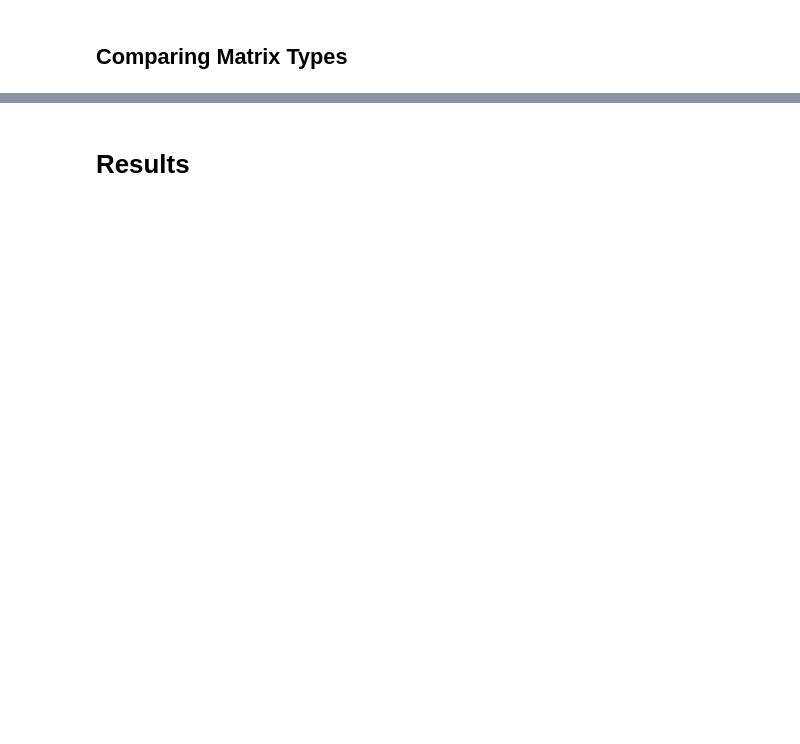
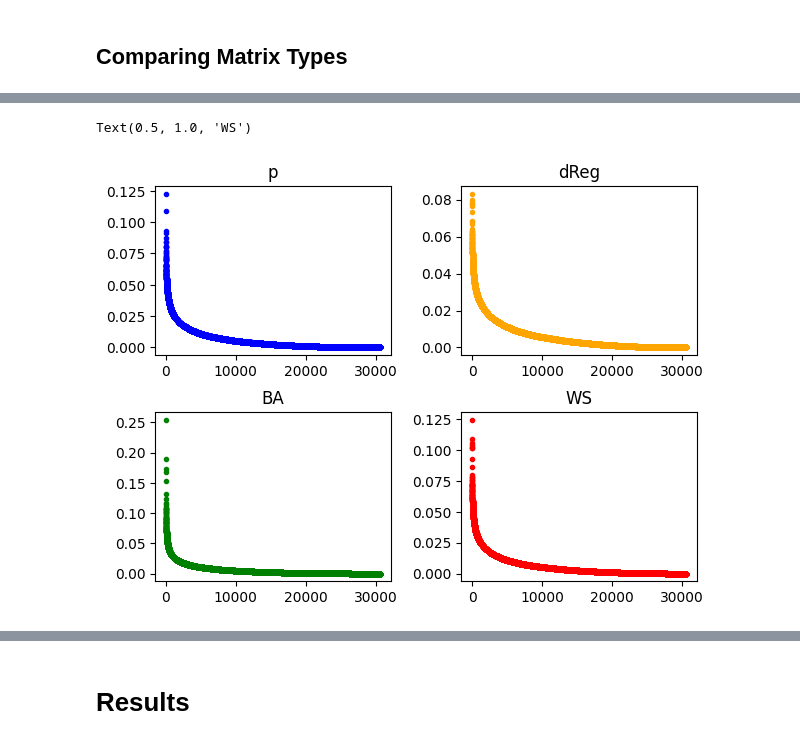
Before and after one commit to Joost-L/Uncertainty_Principle_on_Graphs, a Jupyter notebook: Delocalisation-numerical-experiments.ipynb, the cells around one changed output, grey strips where cells are left out. Cells and saved outputs as stored; diff of their text form; code cells hidden in the pictures; blank space fills up the shorter version.

```diff
--- a/Delocalisation-numerical-experiments.ipynb
+++ b/Delocalisation-numerical-experiments.ipynb
@@ -406,2 +523,27 @@ print("normal linear:\nvalue:", sol, "\ny:", y)
 # %%
 # Compare the distribution of coordinates in \Phi
+
+index = 6
+n = matrixSizes[index]
+
+pEig =  pMatrices[index].reshape(n*n)
+dEig =  dRegularMatrices[index].reshape(n*n)
+BAEig = BAMatrices[index].reshape(n*n)
+WSEig = WSMatrices[index].reshape(n*n)
+
+fig, axs = plt.subplots(2, 2)
+fig.tight_layout(pad=2.0)
+axs[0, 0].plot(np.sort(pEig)[::-1], marker='.', color='blue', ls='')
+axs[0, 0].set_title('p')
+
+axs[0, 1].plot(np.sort(dEig)[::-1], marker='.', color='orange', ls='')
+axs[0, 1].set_title('dReg')
+
+axs[1, 0].plot(np.sort(BAEig)[::-1], marker='.', color='green', ls='')
+axs[1, 0].set_title('BA')
+
+axs[1, 1].plot(np.sort(WSEig)[::-1], marker='.', color='red', ls='')
+axs[1, 1].set_title('WS')
+# %% [output]
+Text(0.5, 1.0, 'WS')
+[figure, added]
```
Also changed, not shown: parts of 8 cells of this notebook.
